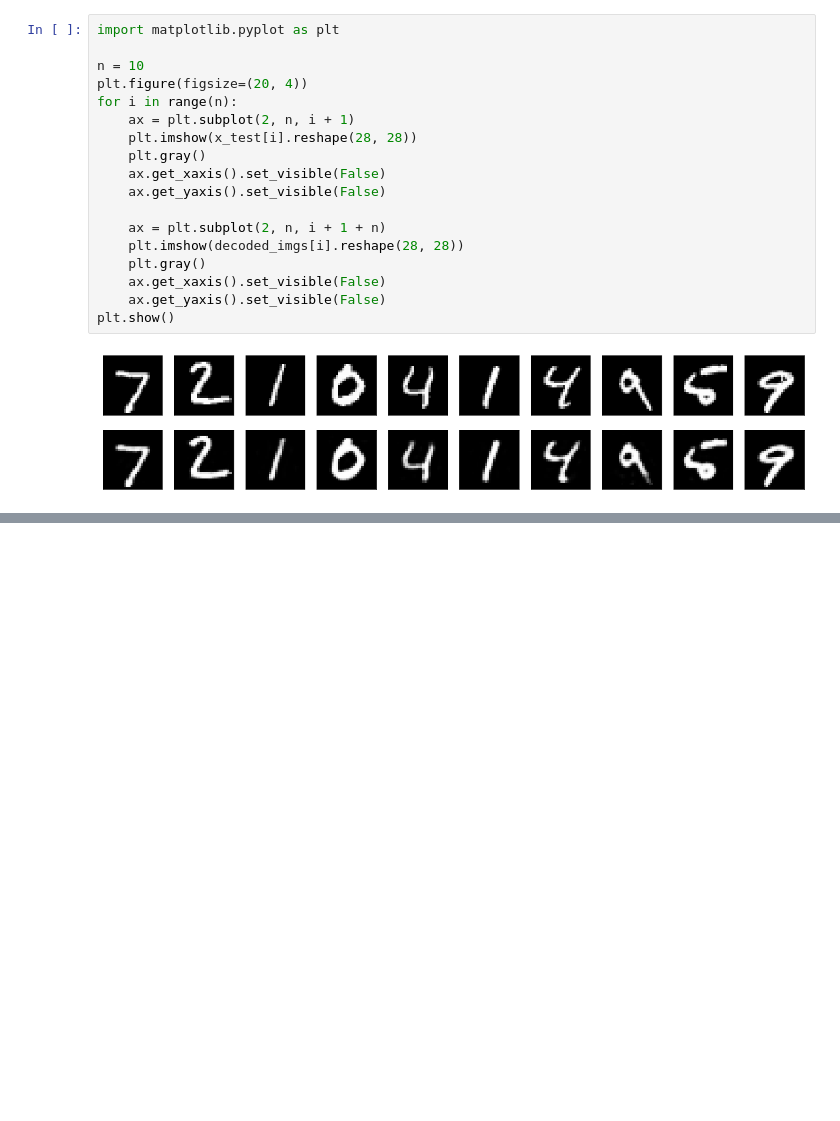
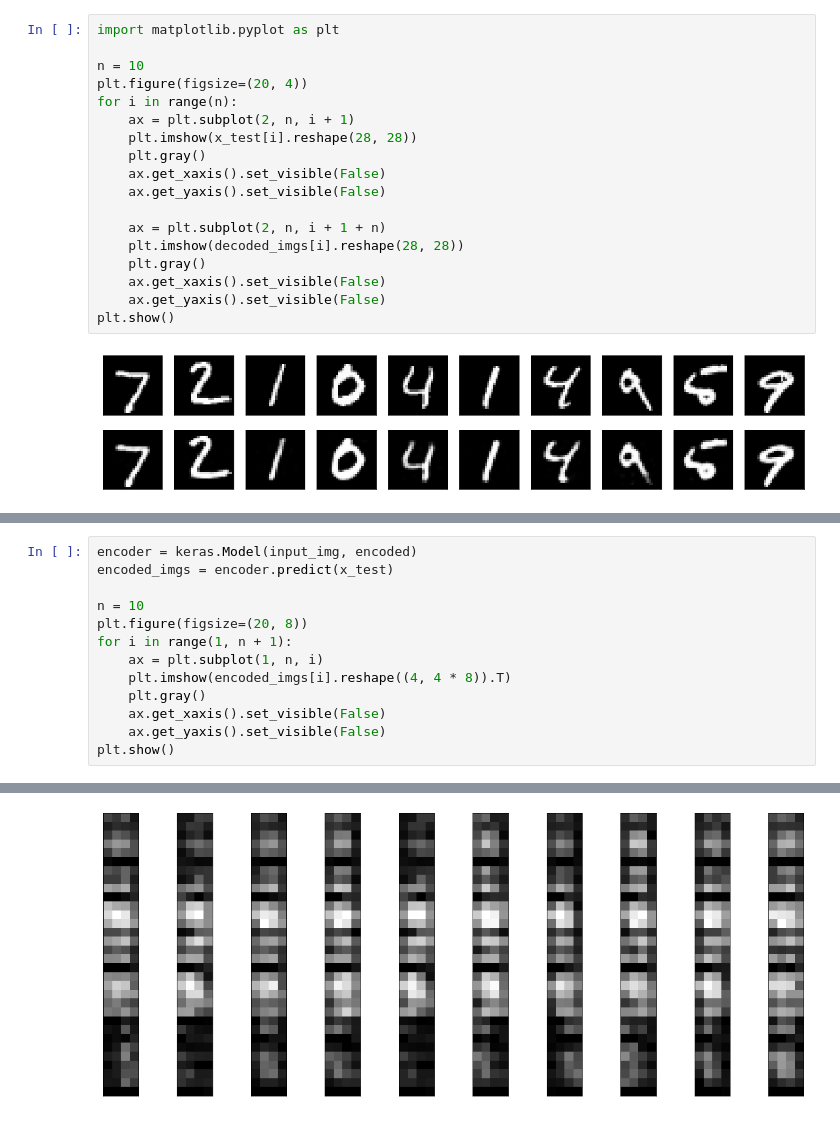
Before and after one commit to Sanjeev85/DeepLearning-Projects, a Jupyter notebook: AutoEncoder.ipynb, the cells around one changed output, grey strips where cells are left out. Cells and saved outputs as stored; diff of their text form; blank space fills up the shorter version.

```diff
--- a/AutoEncoder.ipynb
+++ b/AutoEncoder.ipynb
@@ -88,0 +268,14 @@ plt.show()
+# %%
+encoder = keras.Model(input_img, encoded)
+encoded_imgs = encoder.predict(x_test)
+
+n = 10
+plt.figure(figsize=(20, 8))
+for i in range(1, n + 1):
+    ax = plt.subplot(1, n, i)
+    plt.imshow(encoded_imgs[i].reshape((4, 4 * 8)).T)
+    plt.gray()
+    ax.get_xaxis().set_visible(False)
+    ax.get_yaxis().set_visible(False)
+plt.show()
+# %% [output]
@@ -88,0 +283 @@ plt.show()
+[figure, added]
```
Also changed, not shown: parts of 15 cells of this notebook.
